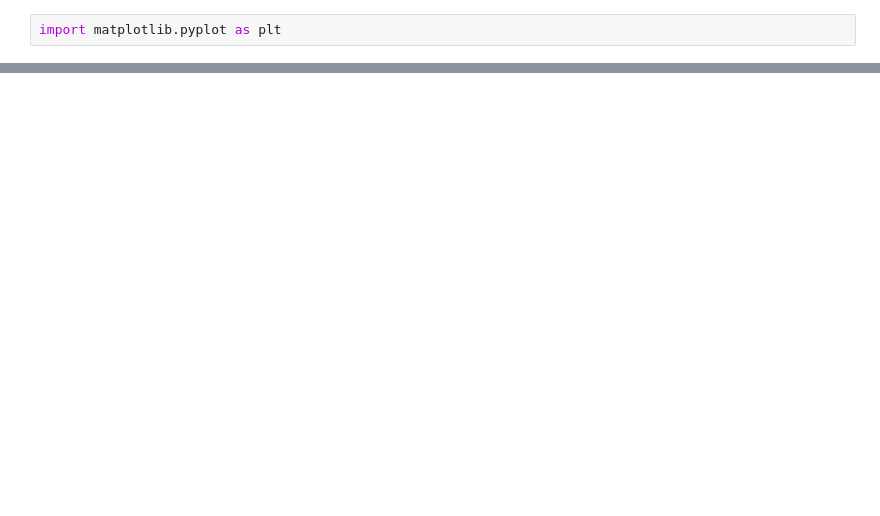
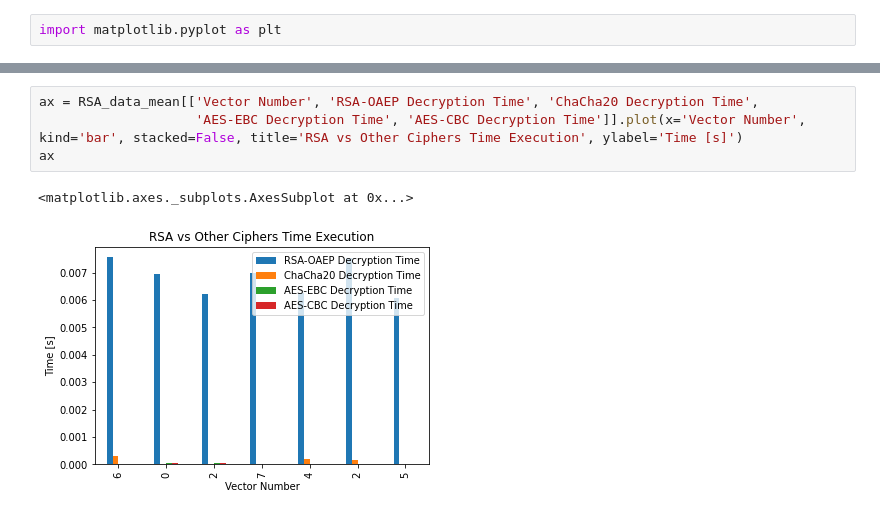
Before and after one commit to atorr5555/proyecto-1-cripto, a Jupyter notebook: Proy1Crypto.ipynb, the cells around one changed output, grey strips where cells are left out. Cells and saved outputs as stored; diff of their text form; blank space fills up the shorter version.

```diff
--- a/Proy1Crypto.ipynb
+++ b/Proy1Crypto.ipynb
@@ -556,0 +697,7 @@ workbookD.close()
+# %%
+ax = RSA_data_mean[['Vector Number', 'RSA-OAEP Decryption Time', 'ChaCha20 Decryption Time',
+                    'AES-EBC Decryption Time', 'AES-CBC Decryption Time']].plot(x='Vector Number', kind='bar', stacked=False, title='RSA vs Other Ciphers Time Execution', ylabel='Time [s]')
+ax
+# %% [output]
+<matplotlib.axes._subplots.AxesSubplot at 0x...>
+[figure, added]
```
Also changed, not shown: parts of 51 cells of this notebook.
